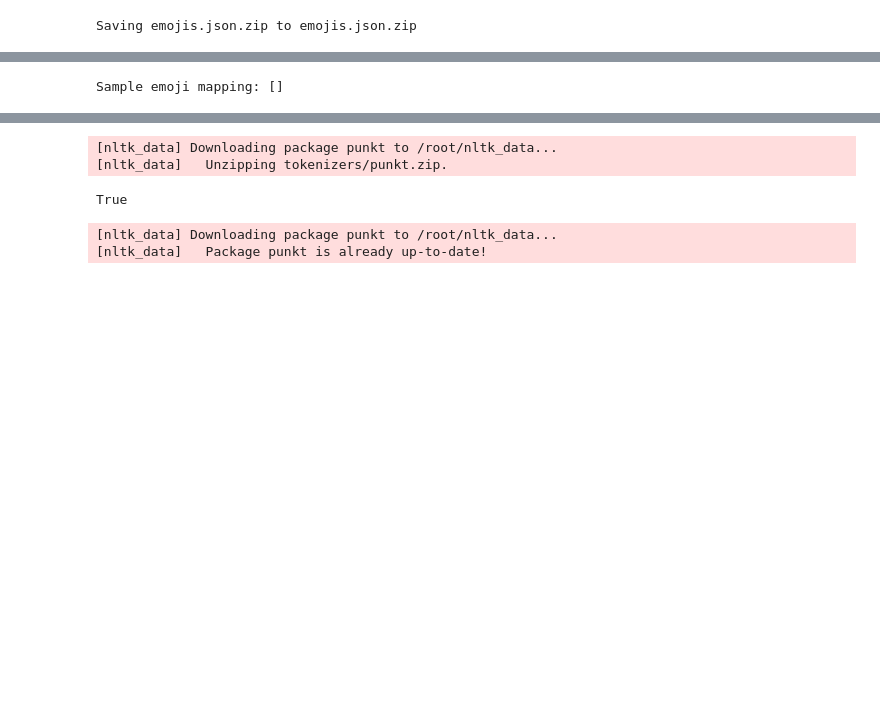
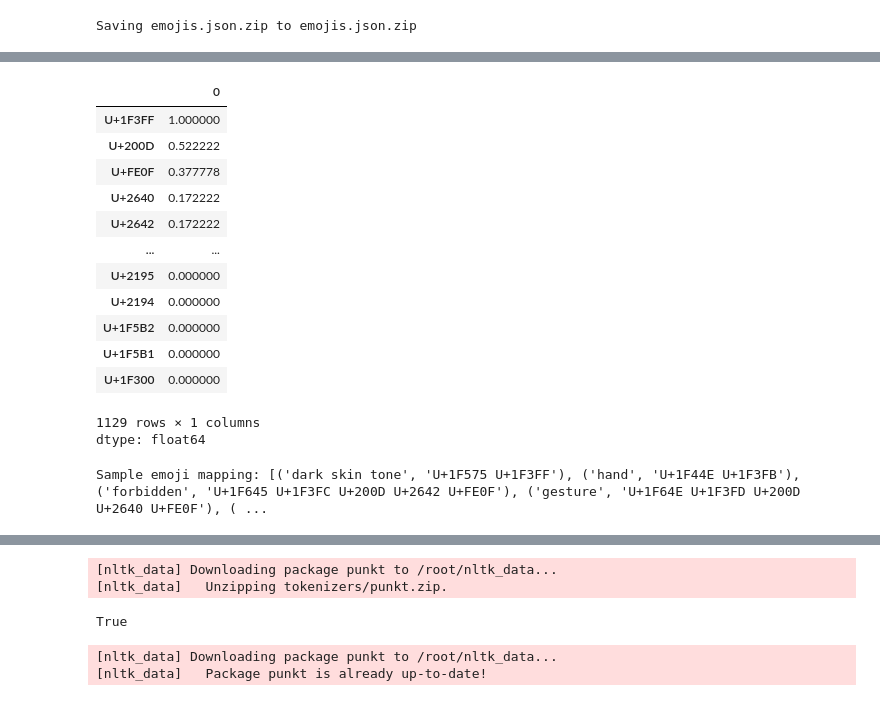
Before and after one commit to King-Rian/CryptoClustering, a Jupyter notebook: Project_3.ipynb, the cells around one changed output, grey strips where cells are left out. Saved outputs shown, nothing was run; the diff lists cells and outputs as text; code cells hidden in the pictures; blank space fills up the shorter version.

```diff
--- a/Project_3.ipynb
+++ b/Project_3.ipynb
@@ -48,13 +112,40 @@ Dataset loaded successfully. Sample data:
+# %%
+kl_df[kl_df['dark skin tone']==1][unique_unicodes].mean().sort_values(ascending=False)
+# %% [output]
+|  | 0 |
+| U+1F3FF | 1.000000 |
+| U+200D | 0.522222 |
+| U+FE0F | 0.377778 |
+| U+2640 | 0.172222 |
+| U+2642 | 0.172222 |
+| ... | ... |
+| U+2195 | 0.000000 |
+| U+2194 | 0.000000 |
+| U+1F5B2 | 0.000000 |
+| U+1F5B1 | 0.000000 |
+| U+1F300 | 0.000000 |
+1129 rows × 1 columns
+dtype: float64
 # %%
 # Step 4: Preprocess the data to map context words to emojis
 def map_phrases_to_emojis(df):
     mapping = {}
     for _, row in df.iterrows():
-        for word in row.get("context_words", []):  # Safely access context_words
-            mapping[word] = row["emoji"]
+        for word in row.get("keywords", []):  # Safely access context_words
+            mapping[word] = row["unicode"]
     return mapping
+
+# emoji_mapping={'love': <3, 'sunny': O, 'farmer': UXXXXX}
+
+# mapping
+# {'dark skin tone': 'U+1F575 U+1F3FF'}
+# [['dark skin tone' | 'clap' | 'hand'. |       label     ]
+#  [         1.           1.        1.     U+1F44F U+1F3FF]
+#  [.        0.           1.        1.     U+1F44F U+1F3FE]]
+#
+# ['description' | label ]
 
 emoji_mapping = map_phrases_to_emojis(emoji_df)
 print("Sample emoji mapping:", list(emoji_mapping.items())[:5])
 # %% [output]
-Sample emoji mapping: []
+Sample emoji mapping: [('dark skin tone', 'U+1F575 U+1F3FF'), ('hand', 'U+1F44E U+1F3FB'), ('forbidden', 'U+1F645 U+1F3FC U+200D U+2642 U+FE0F'), ('gesture', 'U+1F64E U+1F3FD U+200D U+2640 U+FE0F'), ( ...
```
Also changed, not shown: parts of 9 cells of this notebook.
